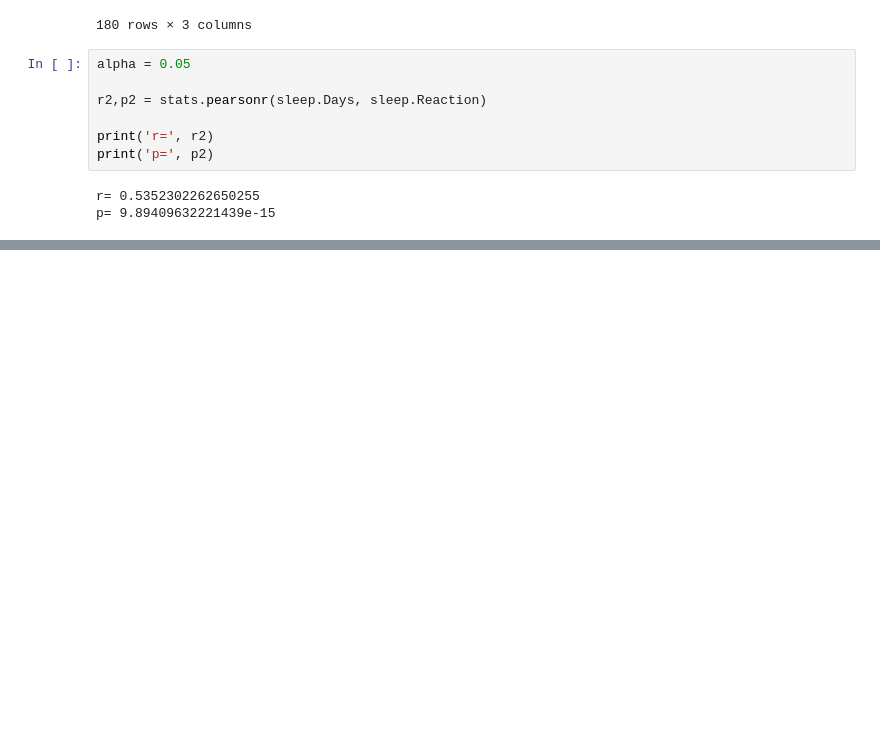
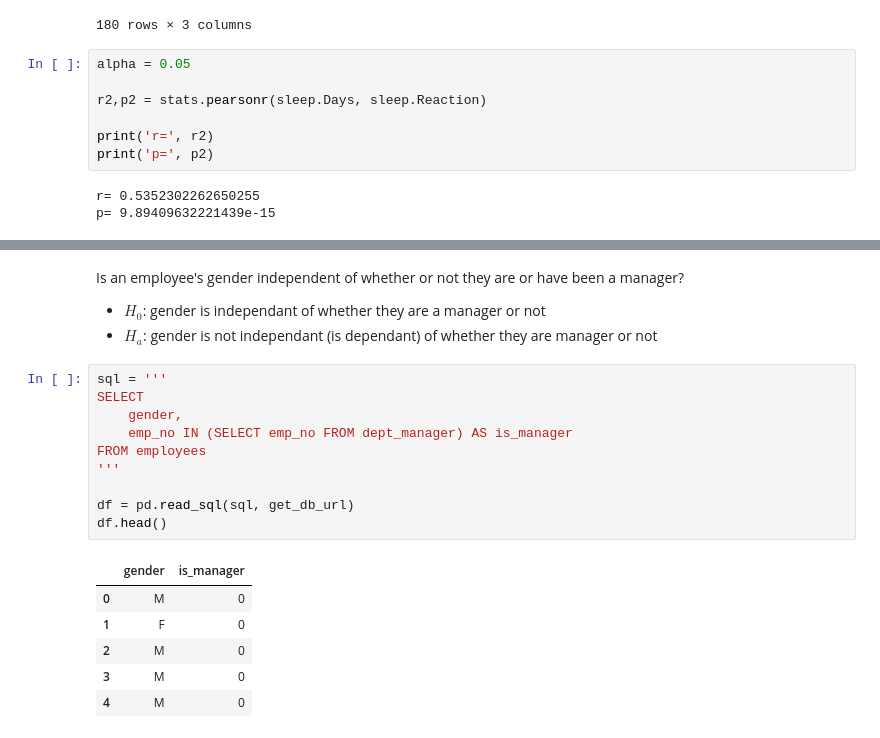
Before and after one commit to GladyBarrios/statistics-exercises, a Jupyter notebook: hypothesis_testing.ipynb, the cells around one changed output, grey strips where cells are left out. Cells and saved outputs as stored; diff of their text form; blank space fills up the shorter version.

```diff
--- a/hypothesis_testing.ipynb
+++ b/hypothesis_testing.ipynb
@@ -365,0 +692,22 @@ p= 9.89409632221439e-15
+# %% [markdown]
+Is an employee's gender independent of whether or not they are or have been a manager?
+
+- $H_0$: gender is independant of whether they are a manager or not
+- $H_a$: gender is not independant (is dependant) of whether they are manager or not
+# %%
+sql = '''
+SELECT
+    gender,
+    emp_no IN (SELECT emp_no FROM dept_manager) AS is_manager
+FROM employees
+'''
+
+df = pd.read_sql(sql, get_db_url)
+df.head()
+# %% [output]
+|  | gender | is_manager |
+| 0 | M | 0 |
+| 1 | F | 0 |
+| 2 | M | 0 |
+| 3 | M | 0 |
+| 4 | M | 0 |
```
Also changed, not shown: parts of 52 cells of this notebook, 1 other file.
